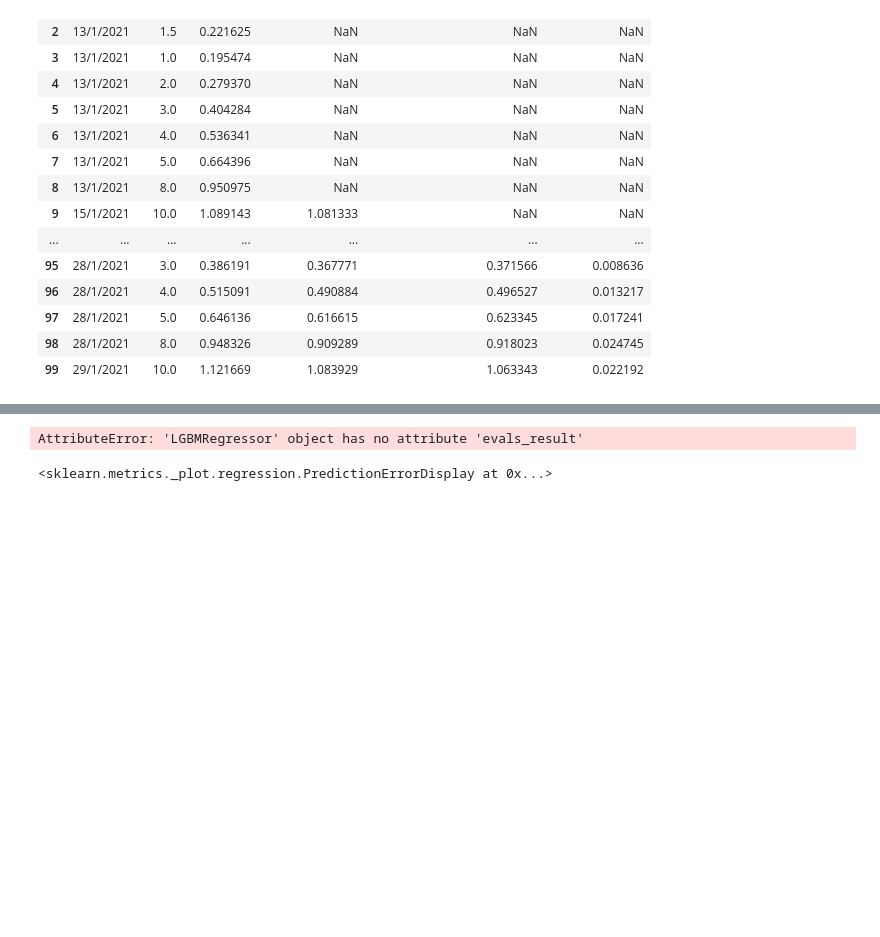
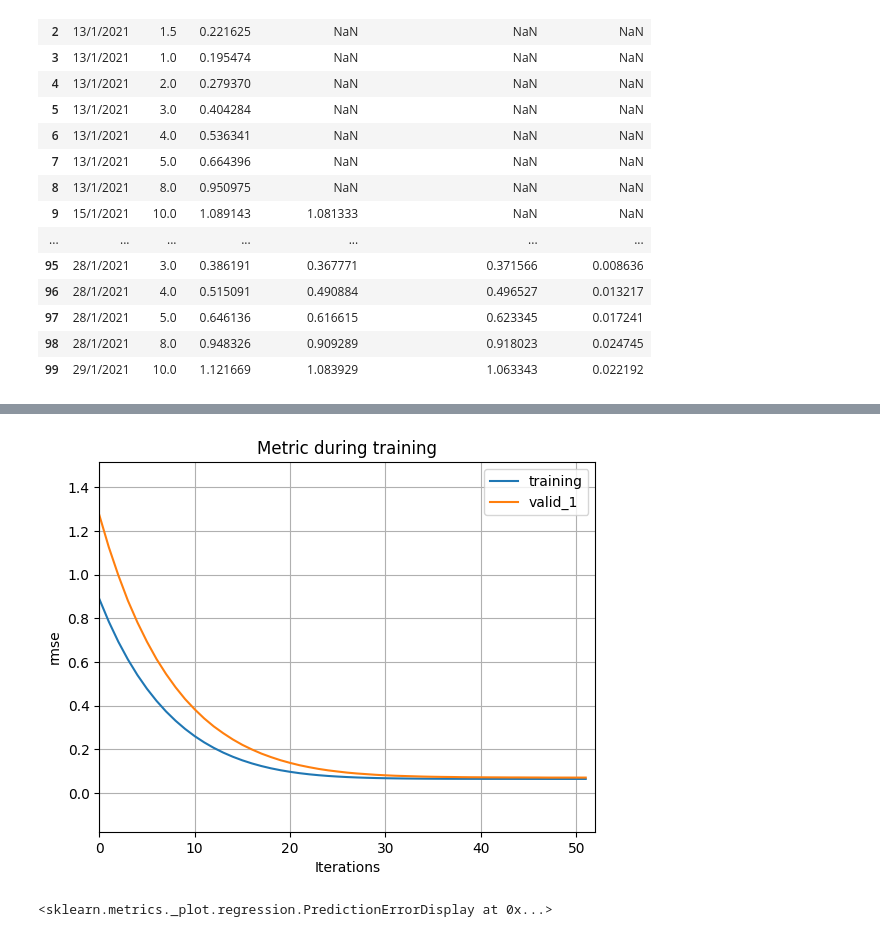
Before and after one commit to jacksonhk/UBS-data, a Jupyter notebook: SwapRateModel.ipynb, the cells around one changed output, grey strips where cells are left out. Drawn from its saved outputs; the diff is of its cells as text; code cells hidden in the pictures; blank space fills up the shorter version.

```diff
--- a/SwapRateModel.ipynb
+++ b/SwapRateModel.ipynb
@@ -212,0 +171,30 @@ Adjusted R^2 = 0.9470212691496029
+# %%
+# initialize model
+
+params = {"n_estimators": 200,
+          "metric": "rmse",
+          "learning_rate": 0.12,
+          "num_leaves": 10,
+          "max_depth": 12,
+          "early_stopping_round": 4,
+          "random_state": 42,
+          "reg_alpha": 0,
+          "reg_lambda": 1.12,
+          "min_split_gain": 0.08,
+          "max_bin": 1000,
+          "top_rate": 0.2,
+          "other_rate": 0.1,
+          "training_metric": True,
+          "verbose": -1,
+          "force_col_wise": True}
+model = lgb.LGBMRegressor(**params)
+model.fit(X_train,y_train, eval_set=[(X_train, y_train), (X_val, y_val)])
+
+# Calculate R^2 and R^2 adj to evaluate model adequacy
+y_pred = model.predict(X_test)
+R_sq = sklearn.metrics.r2_score(y_test, y_pred)
+n = X_test.shape[0]
+p = X_test.shape[1]
+adjusted_r2 = 1-(1-R_sq)*(n-1)/(n-p-1)
+print("R^2 =", R_sq)
+print("Adjusted R^2 =", adjusted_r2)
@@ -213,15 +274,9 @@ Adjusted R^2 = 0.9470212691496029
 # %%
 # retrieve performance metrics
-results = model.evals_result()
-# plot learning curves
-plt.plot(results['validation_0']['rmse'], label='train')
-plt.plot(results['validation_1']['rmse'], label='test')
-# show the legend
-plt.legend()
-# show the plot
+lgb.plot_metric(model)
 plt.show()
 # %% [output]
-AttributeError: 'LGBMRegressor' object has no attribute 'evals_result'
+[figure, added]
 # %%
 from sklearn.metrics import PredictionErrorDisplay
 display = PredictionErrorDisplay(y_true=y_test, y_pred=y_pred)
```
Also changed, not shown: parts of 18 cells of this notebook.
